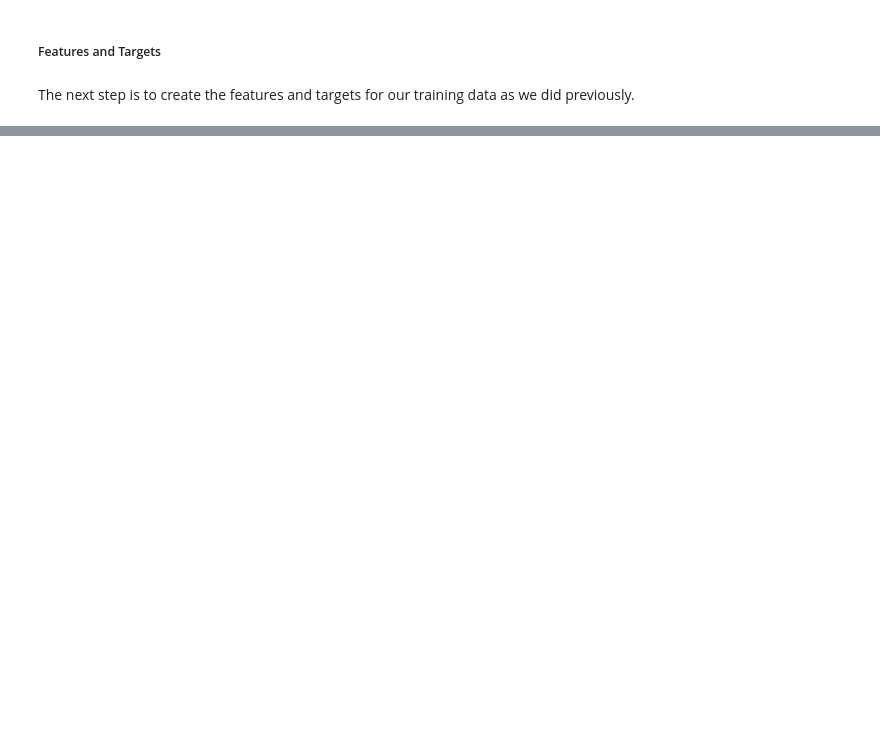
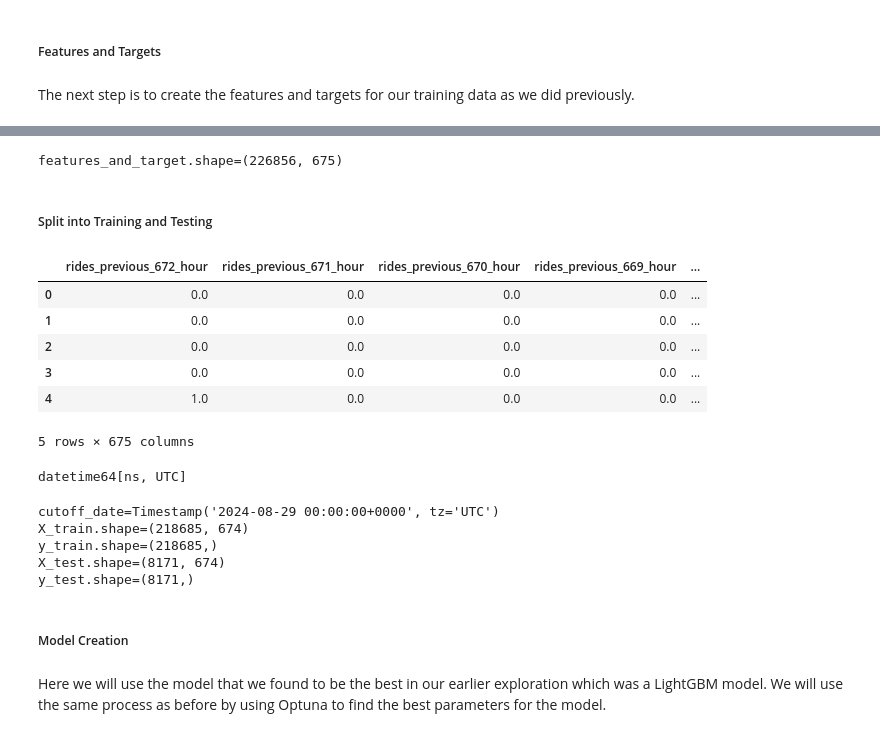
Before and after one commit to ryslipe/taxi_demand_predictor, a Jupyter notebook: notebooks/13_model_training_pipeline.ipynb, the cells around one changed output, grey strips where cells are left out. Cells and saved outputs as stored; diff of their text form; code cells hidden in the pictures; blank space fills up the shorter version.

Commit message:
model_training_pipeline notebook

```diff
--- a/notebooks/13_model_training_pipeline.ipynb
+++ b/notebooks/13_model_training_pipeline.ipynb
@@ -107,13 +123,13 @@ ts_data
 # %% [markdown]
 The next step is to create the features and targets for our training data as we did previously.
 # %%
-# get features and targets
 from src.data import transform_ts_data_into_features_and_target
 
-features, target = transform_ts_data_into_features_and_target(
+# call our function to create the features which are the last month of hourly demand
+features, targets = transform_ts_data_into_features_and_target(
     ts_data,
-    input_seq_len=24*28,  # one month of hourly data
-    step_size=23  # so not every hour is first hour
+    input_seq_len=24*28, # one month
+    step_size=23,  # step size of 23 ensures that not every target is for midnight hour
 )
 
 features_and_target = features.copy()
@@ -147,2 +163,18 @@ See https://numpy.org/devdocs/release/1.25.0-notes.html and the docs for more in
 See https://numpy.org/devdocs/release/1.25.0-notes.html and the docs for more information.  (Deprecated NumPy 1.25)
 ... (88 outputs left out)
+# %%
+print(f'{features_and_target.shape=}')
+# %% [output]
+features_and_target.shape=(226856, 675)
+# %% [markdown]
+##### Split into Training and Testing
+# %%
+features_and_target.head()
+# %% [output]
+|  | rides_previous_672_hour | rides_previous_671_hour | rides_previous_670_hour | rides_previous_669_hour | ... |
+| 0 | 0.0 | 0.0 | 0.0 | 0.0 | ... |
+| 1 | 0.0 | 0.0 | 0.0 | 0.0 | ... |
+| 2 | 0.0 | 0.0 | 0.0 | 0.0 | ... |
+| 3 | 0.0 | 0.0 | 0.0 | 0.0 | ... |
+| 4 | 1.0 | 0.0 | 0.0 | 0.0 | ... |
+5 rows × 675 columns
@@ -148,0 +185,35 @@ See https://numpy.org/devdocs/release/1.25.0-notes.html and the docs for more in
+# %%
+features_and_target['pickup_hour'].dtype
+# %% [output]
+datetime64[ns, UTC]
+# %%
+from datetime import date, timedelta
+from pytz import timezone
+from src.data_split import train_test_split
+
+# training data -> from January 2022 up until 1 month ago
+# test data -> last month
+cutoff_date = pd.to_datetime(date.today() - timedelta(days=28*1), utc=True)
+
+print(f'{cutoff_date=}')
+
+X_train, y_train, X_test, y_test = train_test_split(
+    features_and_target,
+    cutoff_date,
+    target_column_name='target_rides_next_hour'
+)
+
+print(f'{X_train.shape=}')
+print(f'{y_train.shape=}')
+print(f'{X_test.shape=}')
+print(f'{y_test.shape=}')
+# %% [output]
+cutoff_date=Timestamp('2024-08-29 00:00:00+0000', tz='UTC')
+X_train.shape=(218685, 674)
+y_train.shape=(218685,)
+X_test.shape=(8171, 674)
+y_test.shape=(8171,)
+# %% [markdown]
+##### Model Creation
+# %% [markdown]
+Here we will use the model that we found to be the best in our earlier exploration which was a LightGBM model. We will use the same process as before by using Optuna to find the best parameters for the model.
```
Also changed, not shown: parts of 13 cells of this notebook, 3 other files.
